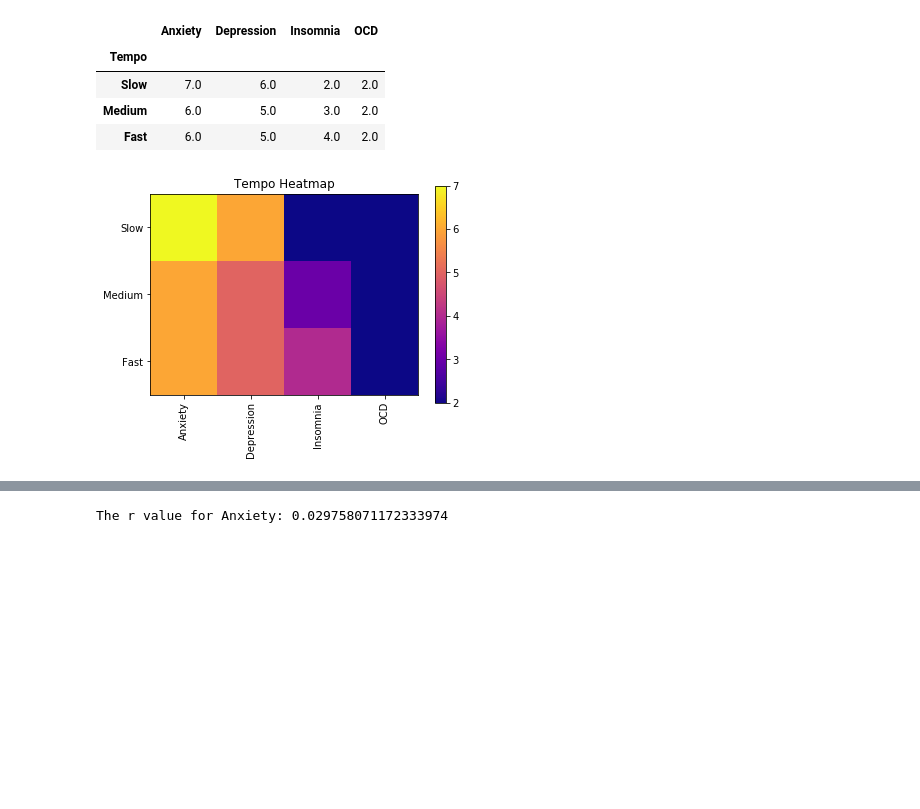
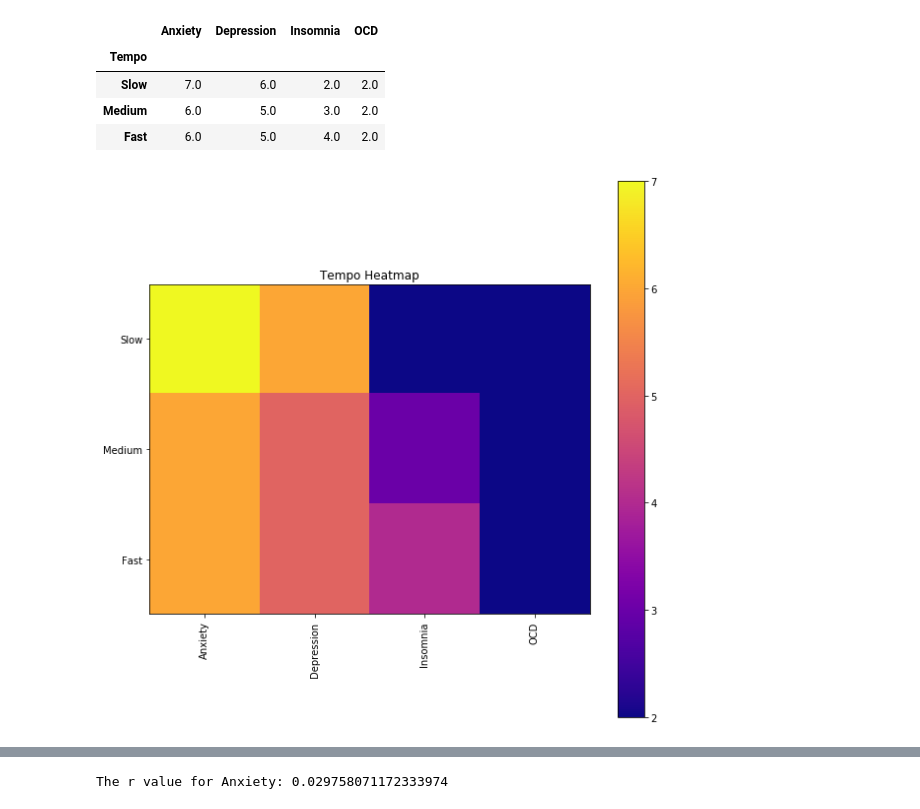
Before and after one commit to acosta109/Project-1, a Jupyter notebook: mental_health_code_anthony.ipynb, the cells around one changed output, grey strips where cells are left out. Cells and saved outputs as stored; diff of their text form; code cells hidden in the pictures; blank space fills up the shorter version.

Commit message:
fixed charts and printed more out

```diff
--- a/mental_health_code_anthony.ipynb
+++ b/mental_health_code_anthony.ipynb
@@ -150,19 +145,20 @@ tempo_median.head()
 | Medium | 6.0 | 5.0 | 3.0 | 2.0 |
 | Fast | 6.0 | 5.0 | 4.0 | 2.0 |
 # %%
-fig, ax = plt.subplots()
+fig, ax = plt.subplots(figsize=(10,10))
 #create heatmap
 tempo_median_im = ax.imshow(tempo_median, cmap='plasma')
 #add colour bar
 tempo_cbar = ax.figure.colorbar(tempo_median_im, ax=ax)
 #add labels
 ax.set_xticks(np.arange(len(mental_illness_labels)))
 ax.set_xticklabels(mental_illness_labels, rotation=90)
 ax.set_yticks(np.arange(len(tempo_labels)))
 ax.set_yticklabels(tempo_labels)
 #display plot
 plt.title('Tempo Heatmap')
+plt.savefig('Tempo_heat.png')
 plt.show()
 # %% [output]
-[figure, old version]
+[figure, new version]
 # %%
```
Also changed, not shown: parts of 10 cells of this notebook, 5 other files.
